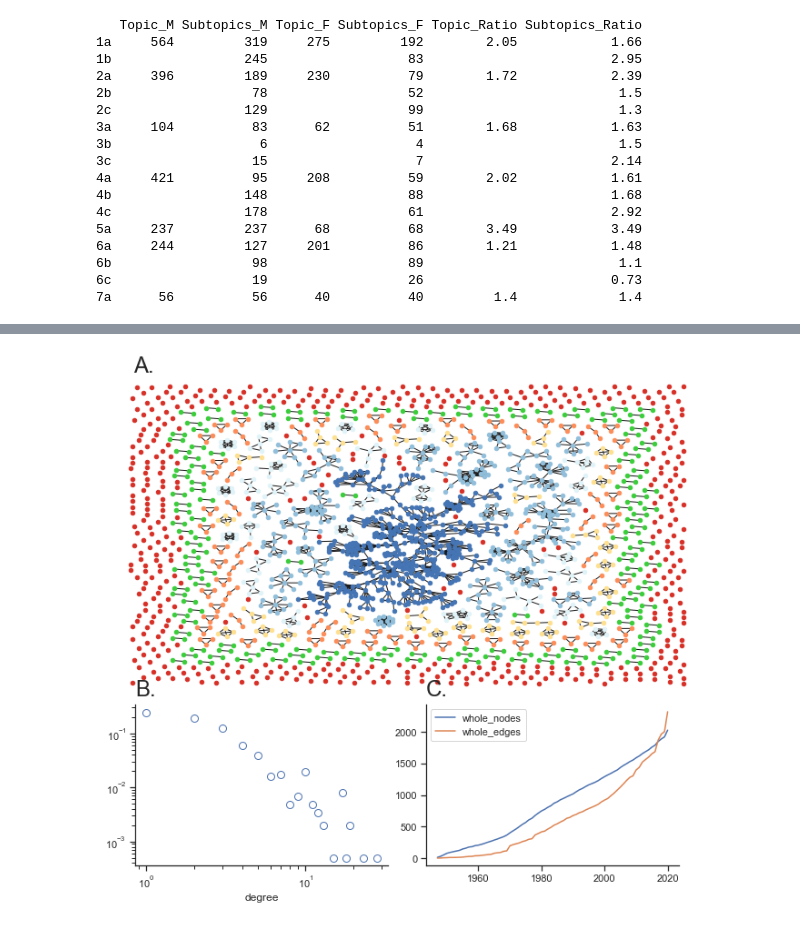
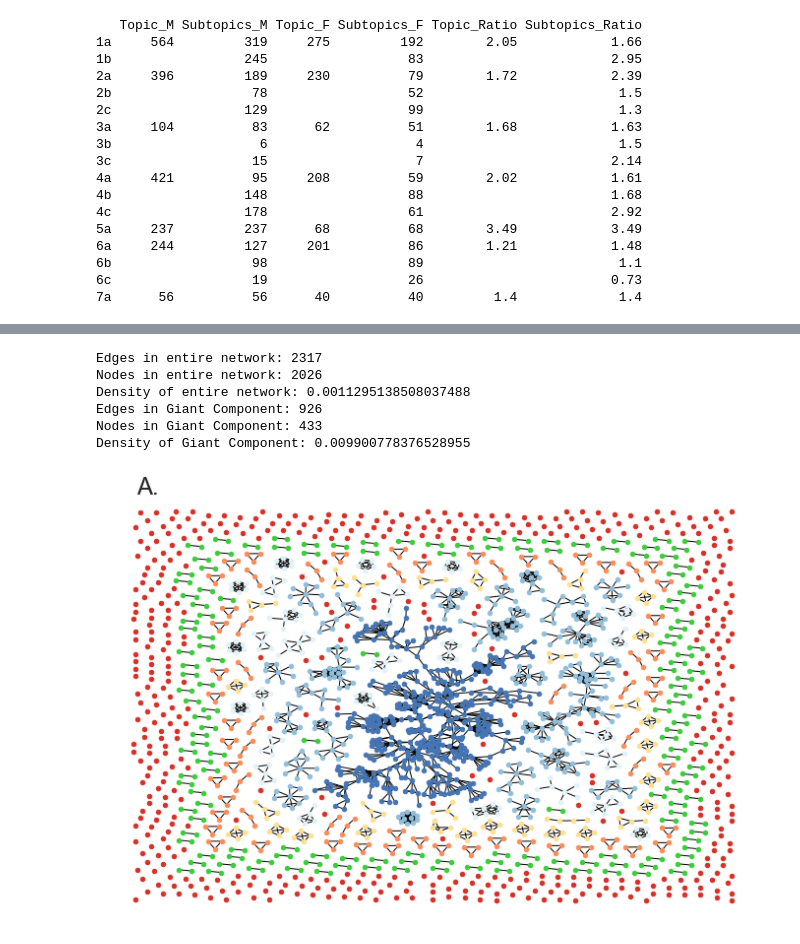
Before and after one commit to crahal/PopStudies_Review, a Jupyter notebook: src/popstudies_notebook.ipynb, the cells around one changed output, grey strips where cells are left out. Drawn from its saved outputs; the diff is of its cells as text; code cells hidden in the pictures.

Commit message:
new analysis and cleaner figures

```diff
--- a/src/popstudies_notebook.ipynb
+++ b/src/popstudies_notebook.ipynb
@@ -208,46 +125,13 @@ Density of Giant Component: 0.009900778376528955
-# %%
-fig = plt.figure(figsize=(12, 10))
-ax1 = plt.subplot2grid((15, 19), (0, 0), rowspan=10, colspan=20)
-ax2 = plt.subplot2grid((15, 19), (10, 1), rowspan=5, colspan=8)
-ax3 = plt.subplot2grid((15, 19), (10, 10), rowspan=5, colspan=8)
-pos = graphviz_layout(G, prog="neato")
-C = (G.subgraph(c) for c in nx.connected_components(G))
-colors1 = ['#d73027', '#3ace3a', '#fc8d59', '#fee090', '#e0f3f8', '#91bfdb', '#4575b4']
-for g in C:
-    c = [random.random()] * nx.number_of_nodes(g)  # random color...
-    if nx.number_of_nodes(g) == 1:
-        c = colors1[0]
-    elif nx.number_of_nodes(g) == 2:
-        c = colors1[1]
-    elif nx.number_of_nodes(g) == 3:
-        c = colors1[2]
-    elif nx.number_of_nodes(g) == 4:
-        c = colors1[3]
-    elif (nx.number_of_nodes(g)>4) and nx.number_of_nodes(g)<8:
-        c = colors1[4]
-    elif (nx.number_of_nodes(g)>7) and nx.number_of_nodes(g)<400:
-        c = colors1[5]
-    elif (nx.number_of_nodes(g)>400):
-        c = colors1[6]
-    nx.draw(g, pos, node_size=20, node_color=c, vmin=0.0, vmax=1.0, with_labels=False, ax=ax1)
-ax1.set_title('A.', fontsize=24, loc='left', y=0.98, x=0.05)
-ax2.set_title('B.', fontsize=24, loc='left', y=1.02, x=0.0)
-ax3.set_title('C.', fontsize=24, loc='left', y=1.02, x=0.0)
-
-temp_df = pd.DataFrame(authors_df.groupby(['degree'])['degree'].count()).rename({'degree':'count'}, axis=1)
-temp_df['count'] = temp_df['count']/temp_df['count'].sum()
-temp_df['count'].plot(markersize=8, marker='o', loglog=True, linewidth=0, markerfacecolor='w', ax=ax2)
-
-time_df[['whole_nodes', 'whole_edges']][:].plot(ax=ax3)
-
-fig_path = os.path.join(os.getcwd(), '..', 'article', 'figures')
-plt.savefig(os.path.join(fig_path, 'networks.pdf'),
-            bbox_inches='tight')
-plt.savefig(os.path.join(fig_path, 'networks.png'),
-            bbox_inches='tight', dpi=600)
-plt.savefig(os.path.join(fig_path, 'networks.svg'),
-            bbox_inches='tight')
-sns.despine()
-plt.show()
-# %% [output]
-[figure, removed]
+# %%
+G, authors_df, author_papers = make_g_and_summarize(auth_df)
+# %% [output]
+Edges in entire network: 2317
+Nodes in entire network: 2026
+Density of entire network: 0.0011295138508037488
+Edges in Giant Component: 926
+Nodes in Giant Component: 433
+Density of Giant Component: 0.009900778376528955
+# %%
+plot_G(G, figure_path)
+# %% [output]
+[figure, added]
```
Also changed, not shown: parts of 13 cells of this notebook, 23 other files.
